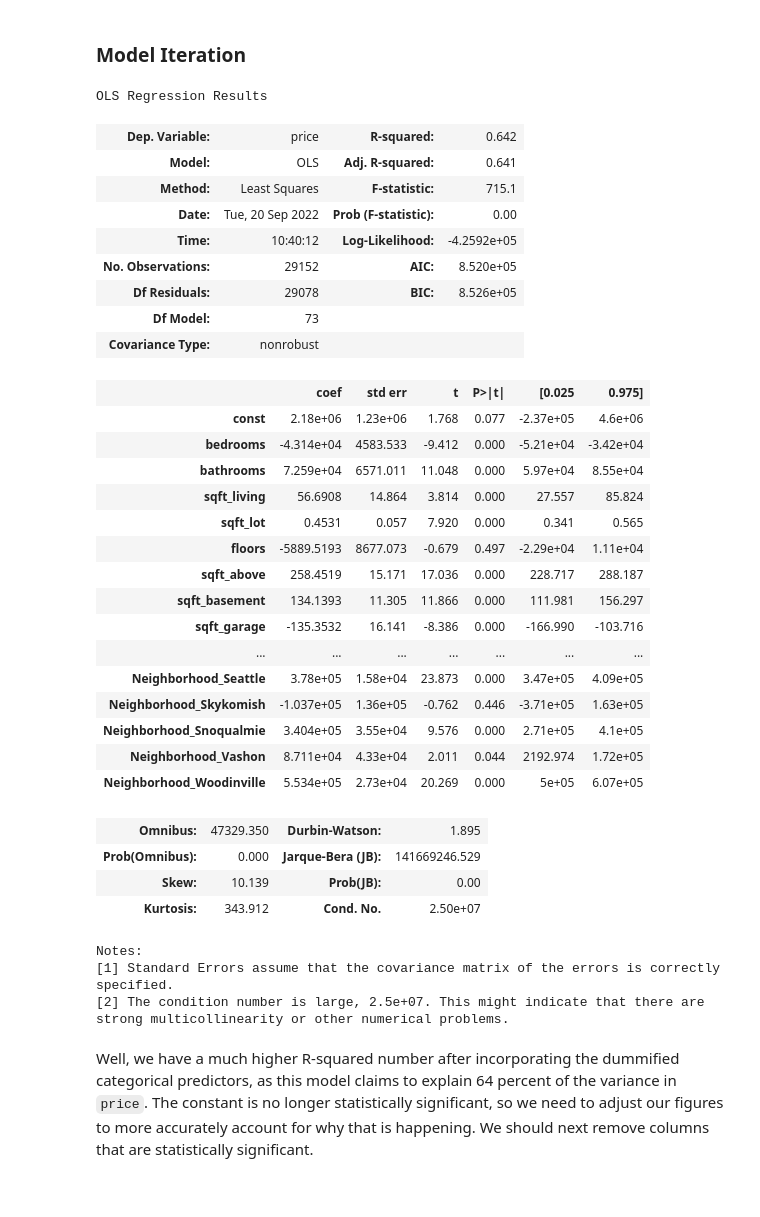
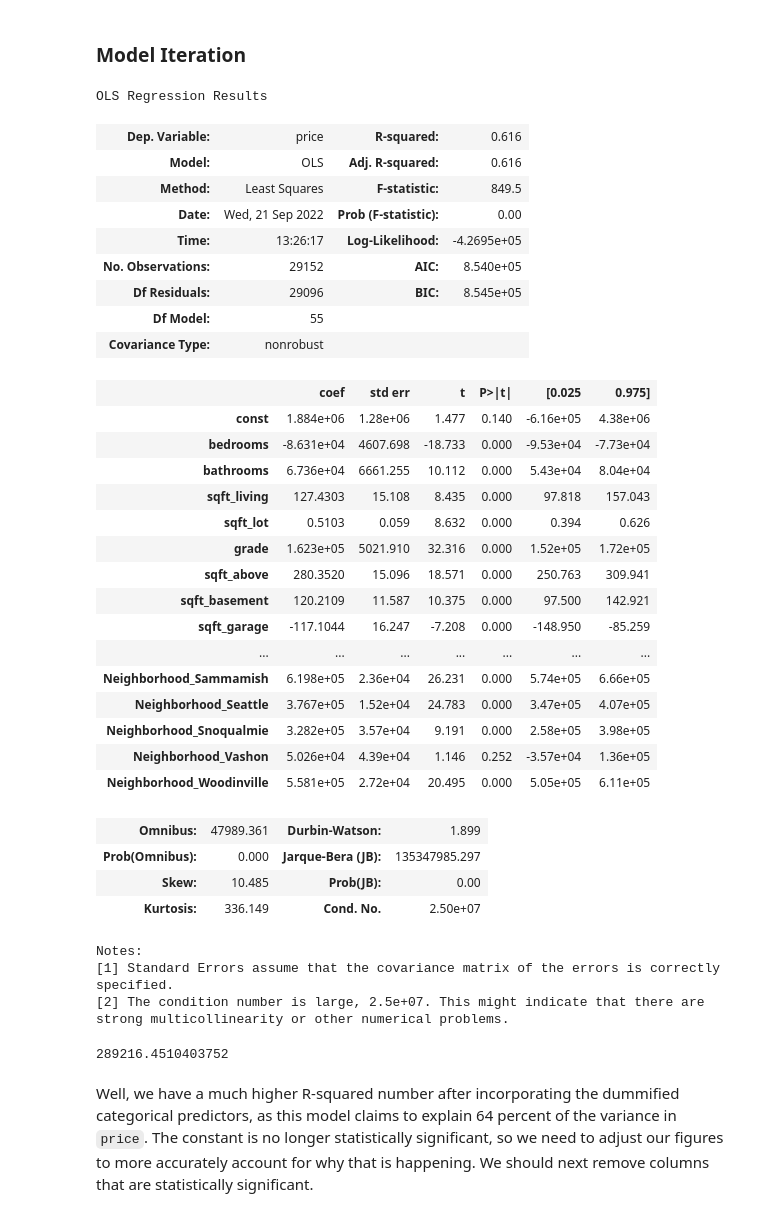
Before and after one commit to newcojon/Capstone, a Jupyter notebook: cap_vers_1.ipynb, the cells around one changed output. Cells and saved outputs as stored; diff of their text form; code cells hidden in the pictures.

```diff
--- a/cap_vers_1.ipynb
+++ b/cap_vers_1.ipynb
@@ -361,0 +352,2 @@ Name: condition, dtype: int64
+# %%
+df1.grade = df1.grade.map(grade_map)
@@ -362,3 +373,3 @@ Name: condition, dtype: int64
 # %%
-df1.loc[(df1['nuisance'] == 'YES') & (df1['greenbelt'] == 'YES')] = 'protected'
-df1['grade'].value_counts()
+# df1.loc[(df1['nuisance'] == 'YES') & (df1['greenbelt'] == 'YES'), 'protected'] = 'protected'
+# df1.loc[(df1['nuisance'] != 'YES') | (df1['greenbelt'] != 'YES'), 'protected'] = 'unprotected'
@@ -426,12 +417,13 @@ Name: price, dtype: float64
 # %% [markdown]
 ## Modeling 1:08
 # %%
-cats = df1[['waterfront','greenbelt', 'nuisance', 'view', 'condition', 'grade', 'heat_source', 'sewer_system', 'Neighborhood']]
-cats2 = df1[['selldate','price','waterfront','greenbelt', 'nuisance', 'view', 'condition', 'grade', 'heat_source', 'sewer_system', 'address', 'Zipcode', 'Neighborhood']]
+# Creating categorical variables
+cats = df1[['waterfront','greenbelt', 'nuisance', 'view', 'condition', 'heat_source', 'sewer_system', 'Neighborhood']]
+cats1 = df1[['selldate','price','waterfront','greenbelt', 'nuisance', 'view', 'condition', 'heat_source', 'sewer_system', 'address', 'Zipcode', 'Neighborhood']]
 # %% [markdown]
 ### Baseline Model
 # %%
-pred_cols = [x for x in df1.columns if x not in cats2]
+pred_cols = [x for x in df1.columns if x not in cats1]
 # %%
 pred_cols
 # %% [output]
@@ -538,46 +530,55 @@ Index(['selldate', 'price', 'bedrooms', 'bathrooms', 'sqft_living', 'sqft_lot',
 ### Model Iteration
 # %%
 # running our model with dummified predictors
-X=dum_df1.drop(labels=['selldate', 'price', 'Zipcode', 'address', 'lat', 'long'], axis=1)
+X1=dum_df1.drop(labels=['selldate', 'price', 'Zipcode', 'address', 'lat', 'long',
+                       'sewer_system_PUBLIC RESTRICTED',
+                      'heat_source_Oil', 'heat_source_Oil/Solar', 'heat_source_Other',
+                      'floors', 'Neighborhood_Skykomish', 'Neighborhood_Black Diamond',
+                      'Neighborhood_Baring' ], axis=1)
 y=dum_df1.price
 
-model_1 = sm.OLS(y, sm.add_constant(X))
+model_1 = sm.OLS(y, sm.add_constant(X1))
 results1 = model_1.fit()
 results1.summary()
 # %% [output]
 OLS Regression Results
-| Dep. Variable: | price | R-squared: | 0.642 |
-| Model: | OLS | Adj. R-squared: | 0.641 |
-| Method: | Least Squares | F-statistic: | 715.1 |
-| Date: | Tue, 20 Sep 2022 | Prob (F-statistic): | 0.00 |
-| Time: | 10:40:12 | Log-Likelihood: | -4.2592e+05 |
-| No. Observations: | 29152 | AIC: | 8.520e+05 |
-| Df Residuals: | 29078 | BIC: | 8.526e+05 |
-| Df Model: | 73 |  |  |
+| Dep. Variable: | price | R-squared: | 0.616 |
+| Model: | OLS | Adj. R-squared: | 0.616 |
+| Method: | Least Squares | F-statistic: | 849.5 |
+| Date: | Wed, 21 Sep 2022 | Prob (F-statistic): | 0.00 |
+| Time: | 13:26:17 | Log-Likelihood: | -4.2695e+05 |
+| No. Observations: | 29152 | AIC: | 8.540e+05 |
+| Df Residuals: | 29096 | BIC: | 8.545e+05 |
+| Df Model: | 55 |  |  |
 | Covariance Type: | nonrobust |  |  |
 |  | coef | std err | t | P>|t| | [0.025 | 0.975] |
-| const | 2.18e+06 | 1.23e+06 | 1.768 | 0.077 | -2.37e+05 | 4.6e+06 |
-| bedrooms | -4.314e+04 | 4583.533 | -9.412 | 0.000 | -5.21e+04 | -3.42e+04 |
-| bathrooms | 7.259e+04 | 6571.011 | 11.048 | 0.000 | 5.97e+04 | 8.55e+04 |
-| sqft_living | 56.6908 | 14.864 | 3.814 | 0.000 | 27.557 | 85.824 |
-| sqft_lot | 0.4531 | 0.057 | 7.920 | 0.000 | 0.341 | 0.565 |
-| floors | -5889.5193 | 8677.073 | -0.679 | 0.497 | -2.29e+04 | 1.11e+04 |
-| sqft_above | 258.4519 | 15.171 | 17.036 | 0.000 | 228.717 | 288.187 |
-| sqft_basement | 134.1393 | 11.305 | 11.866 | 0.000 | 111.981 | 156.297 |
-| sqft_garage | -135.3532 | 16.141 | -8.386 | 0.000 | -166.990 | -103.716 |
+| const | 1.884e+06 | 1.28e+06 | 1.477 | 0.140 | -6.16e+05 | 4.38e+06 |
+| bedrooms | -8.631e+04 | 4607.698 | -18.733 | 0.000 | -9.53e+04 | -7.73e+04 |
+| bathrooms | 6.736e+04 | 6661.255 | 10.112 | 0.000 | 5.43e+04 | 8.04e+04 |
+| sqft_living | 127.4303 | 15.108 | 8.435 | 0.000 | 97.818 | 157.043 |
+| sqft_lot | 0.5103 | 0.059 | 8.632 | 0.000 | 0.394 | 0.626 |
+| grade | 1.623e+05 | 5021.910 | 32.316 | 0.000 | 1.52e+05 | 1.72e+05 |
+| sqft_above | 280.3520 | 15.096 | 18.571 | 0.000 | 250.763 | 309.941 |
+| sqft_basement | 120.2109 | 11.587 | 10.375 | 0.000 | 97.500 | 142.921 |
+| sqft_garage | -117.1044 | 16.247 | -7.208 | 0.000 | -148.950 | -85.259 |
 | ... | ... | ... | ... | ... | ... | ... |
-| Neighborhood_Seattle | 3.78e+05 | 1.58e+04 | 23.873 | 0.000 | 3.47e+05 | 4.09e+05 |
-| Neighborhood_Skykomish | -1.037e+05 | 1.36e+05 | -0.762 | 0.446 | -3.71e+05 | 1.63e+05 |
-| Neighborhood_Snoqualmie | 3.404e+05 | 3.55e+04 | 9.576 | 0.000 | 2.71e+05 | 4.1e+05 |
-| Neighborhood_Vashon | 8.711e+04 | 4.33e+04 | 2.011 | 0.044 | 2192.974 | 1.72e+05 |
-| Neighborhood_Woodinville | 5.534e+05 | 2.73e+04 | 20.269 | 0.000 | 5e+05 | 6.07e+05 |
+| Neighborhood_Sammamish | 6.198e+05 | 2.36e+04 | 26.231 | 0.000 | 5.74e+05 | 6.66e+05 |
+| Neighborhood_Seattle | 3.767e+05 | 1.52e+04 | 24.783 | 0.000 | 3.47e+05 | 4.07e+05 |
+| Neighborhood_Snoqualmie | 3.282e+05 | 3.57e+04 | 9.191 | 0.000 | 2.58e+05 | 3.98e+05 |
+| Neighborhood_Vashon | 5.026e+04 | 4.39e+04 | 1.146 | 0.252 | -3.57e+04 | 1.36e+05 |
+| Neighborhood_Woodinville | 5.581e+05 | 2.72e+04 | 20.495 | 0.000 | 5.05e+05 | 6.11e+05 |
-| Omnibus: | 47329.350 | Durbin-Watson: | 1.895 |
-| Prob(Omnibus): | 0.000 | Jarque-Bera (JB): | 141669246.529 |
-| Skew: | 10.139 | Prob(JB): | 0.00 |
-| Kurtosis: | 343.912 | Cond. No. | 2.50e+07 |
+| Omnibus: | 47989.361 | Durbin-Watson: | 1.899 |
+| Prob(Omnibus): | 0.000 | Jarque-Bera (JB): | 135347985.297 |
+| Skew: | 10.485 | Prob(JB): | 0.00 |
+| Kurtosis: | 336.149 | Cond. No. | 2.50e+07 |
 Notes:
 [1] Standard Errors assume that the covariance matrix of the errors is correctly specified.
 [2] The condition number is large, 2.5e+07. This might indicate that there are
 strong multicollinearity or other numerical problems.
+# %%
+baseline_mae = mean_absolute_error(y, results1.predict(sm.add_constant(X1)))
+baseline_mae
+# %% [output]
+289216.4510403752
 # %% [markdown]
 Well, we have a much higher R-squared number after incorporating the dummified categorical predictors, as this model claims to explain 64 percent of the variance in `price`.   The constant is no longer statistically significant, so we need to adjust our figures to more accurately account for why that is happening.  We should next remove columns that are statistically significant.
```
Also changed, not shown: parts of 118 cells of this notebook.
